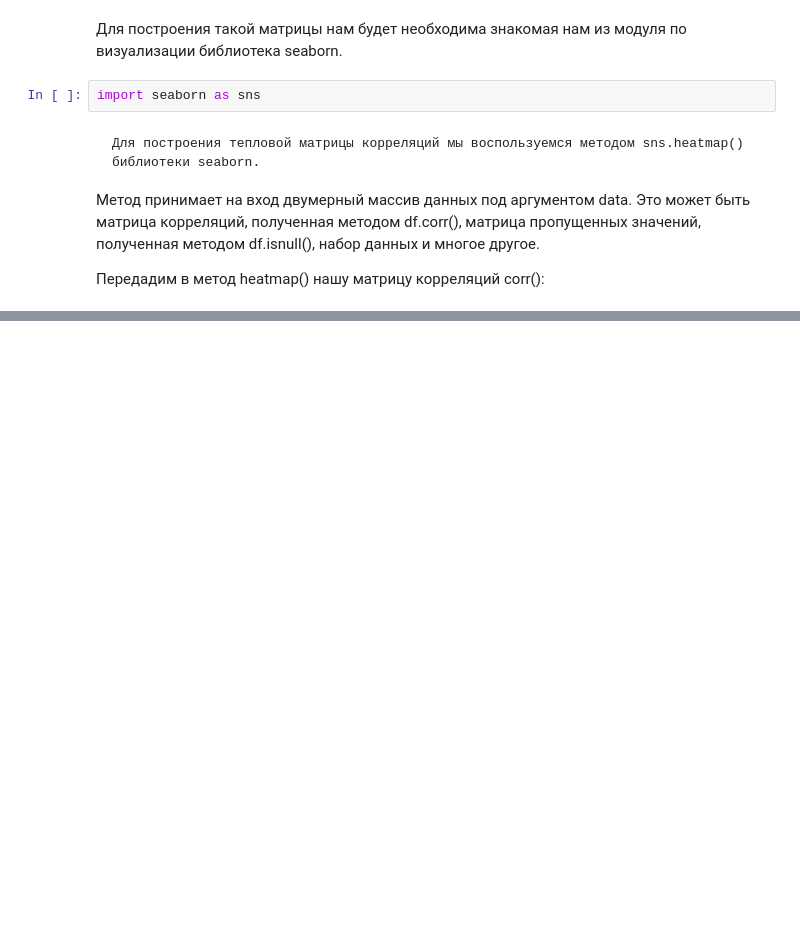
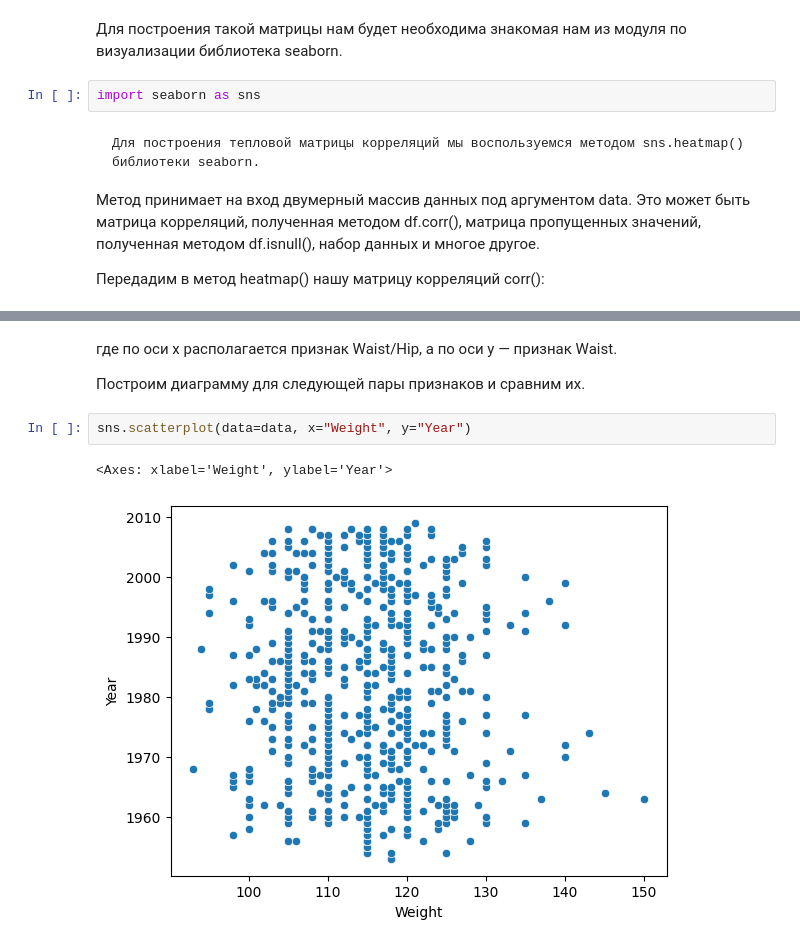
Before and after one commit to DadonovIV/for_sf_ds, a Jupyter notebook: EDA/EDA_2/EDA_2.ipynb, the cells around one changed output, grey strips where cells are left out. Drawn from its saved outputs; the diff is of its cells as text; blank space fills up the shorter version.

```diff
--- a/EDA/EDA_2/EDA_2.ipynb
+++ b/EDA/EDA_2/EDA_2.ipynb
@@ -406,0 +460,9 @@ ValueError: could not convert string to float: 'December'
+# %% [markdown]
+где по оси x располагается признак Waist/Hip, а по оси y — признак Waist.
+
+Построим диаграмму для следующей пары признаков и сравним их.
+# %%
+sns.scatterplot(data=data, x="Weight", y="Year")
+# %% [output]
+<Axes: xlabel='Weight', ylabel='Year'>
+[figure, added]
```
Also changed, not shown: parts of 19 cells of this notebook.
